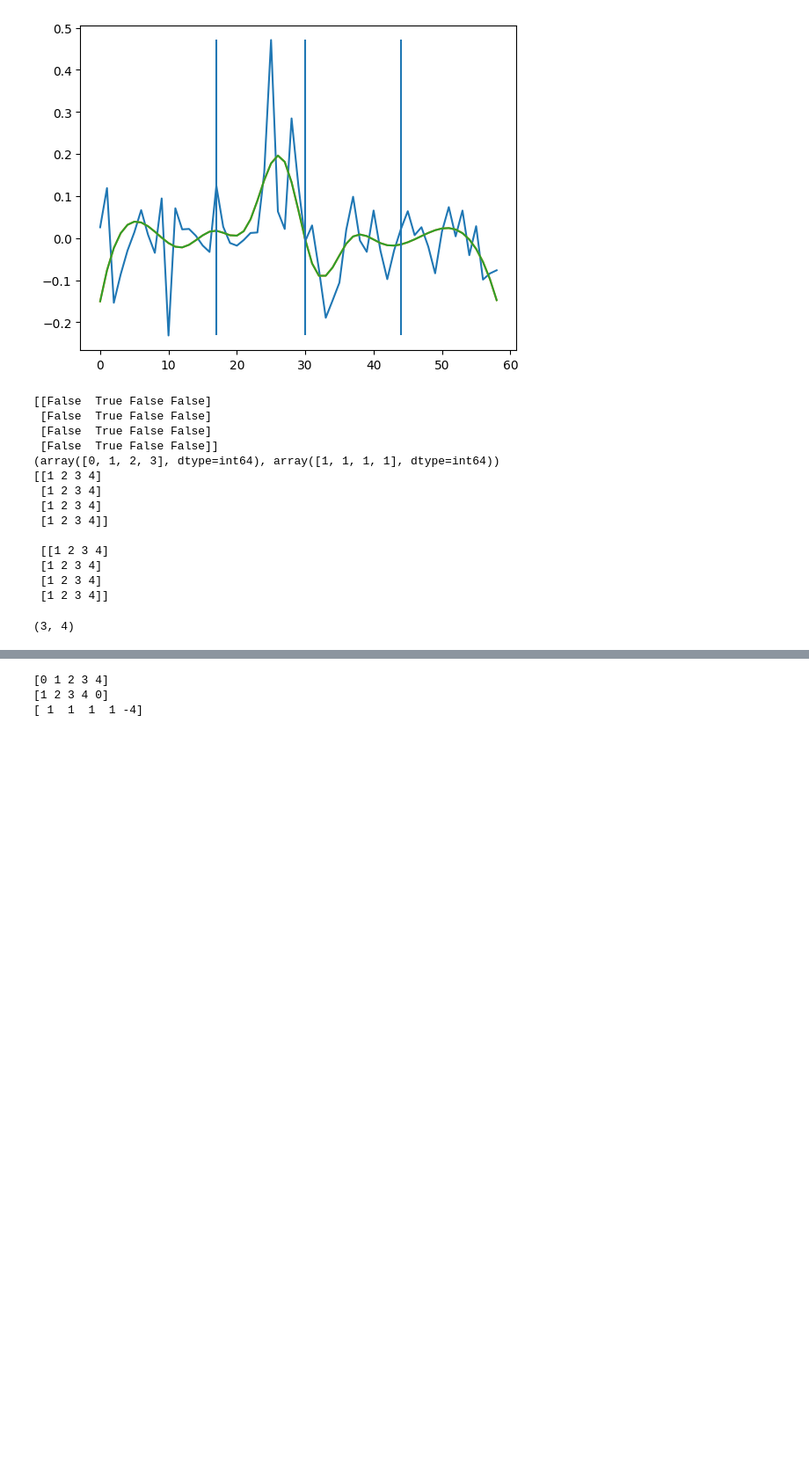
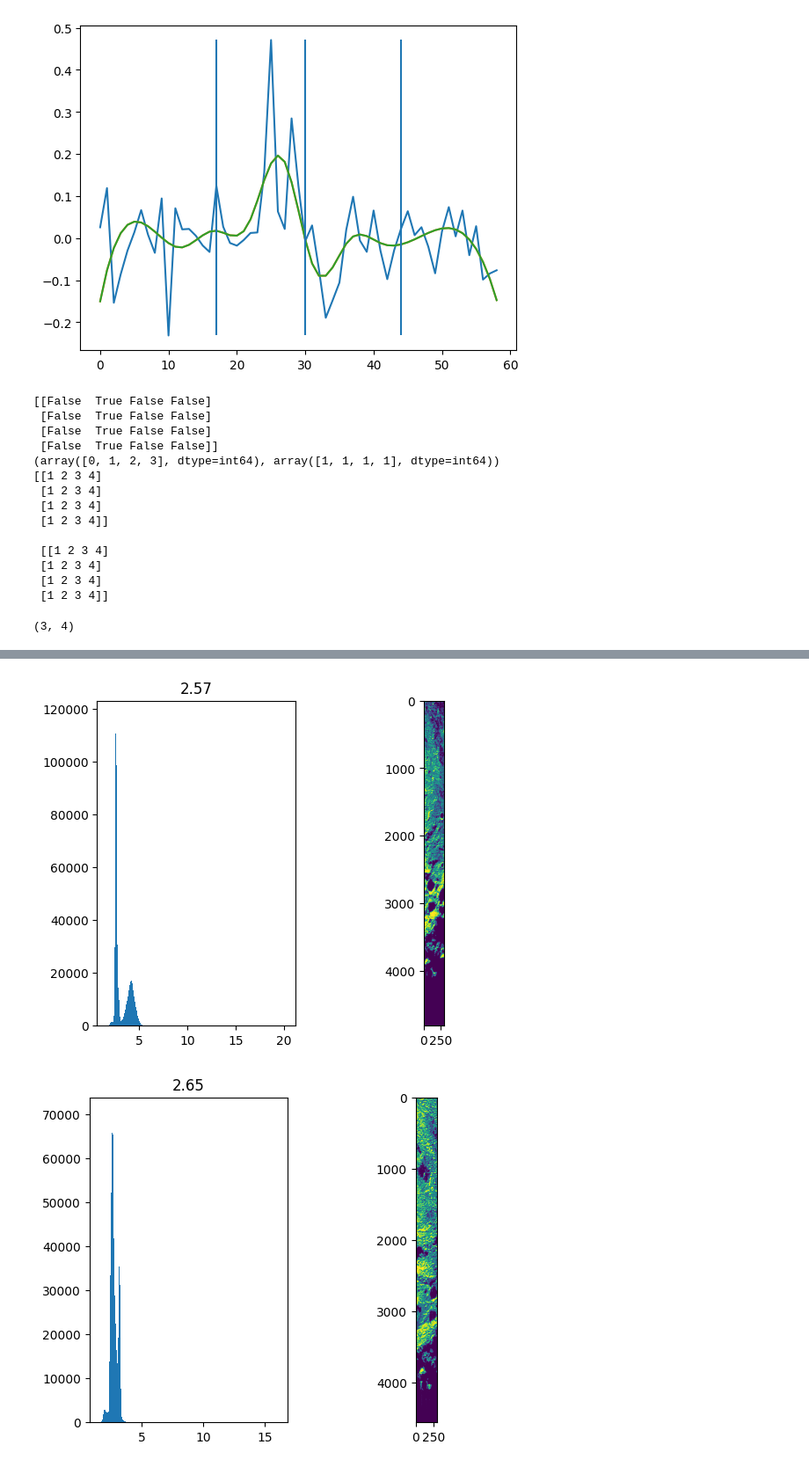
Before and after one commit to z-vig/M3_Pro, a Jupyter notebook: test.ipynb, the cells around one changed output, grey strips where cells are left out. Shown at 88% size. Saved outputs shown, nothing was run; the diff lists cells and outputs as text; code cells hidden in the pictures; blank space fills up the shorter version.

```diff
--- a/test.ipynb
+++ b/test.ipynb
@@ -969,13 +950,16 @@ ValueError: operands could not be broadcast together with shapes (4999,) (5000,)
-# %%
-myarr_og = np.array([0,1,2,3,4])
-
-myarr = np.append(myarr_og,myarr_og[0])
-myarr = np.delete(myarr,0)
-
-print (myarr_og)
-print (myarr)
-print (myarr-myarr_og)
-# %% [output]
-[0 1 2 3 4]
-[1 2 3 4 0]
-[ 1  1  1  1 -4]
+# %%
+import os
+import tifffile as tf
+folder_path = 'D:/Data/Ice_Pipeline_Out_9-7-23/'
+ed_val_paths = os.listdir(os.path.join(folder_path,'euclidian_distance_values'))
+for i in range(3):
+    fig,[ax1,ax2]=plt.subplots(1,2)
+    ed_vals = tf.imread(os.path.join(folder_path,'euclidian_distance_values',ed_val_paths[i]))
+    ax1.hist(ed_vals.flatten(),bins=600)
+    thresh_val = get_ed_thresh(ed_vals)
+    ax2.imshow(ed_vals<thresh_val)
+    ax1.set_title(thresh_val)
+    ax1.vlines()
+# %% [output]
+[figure, added]
+[figure, added]
```
Also changed, not shown: parts of 6 cells of this notebook, 7 other files.
